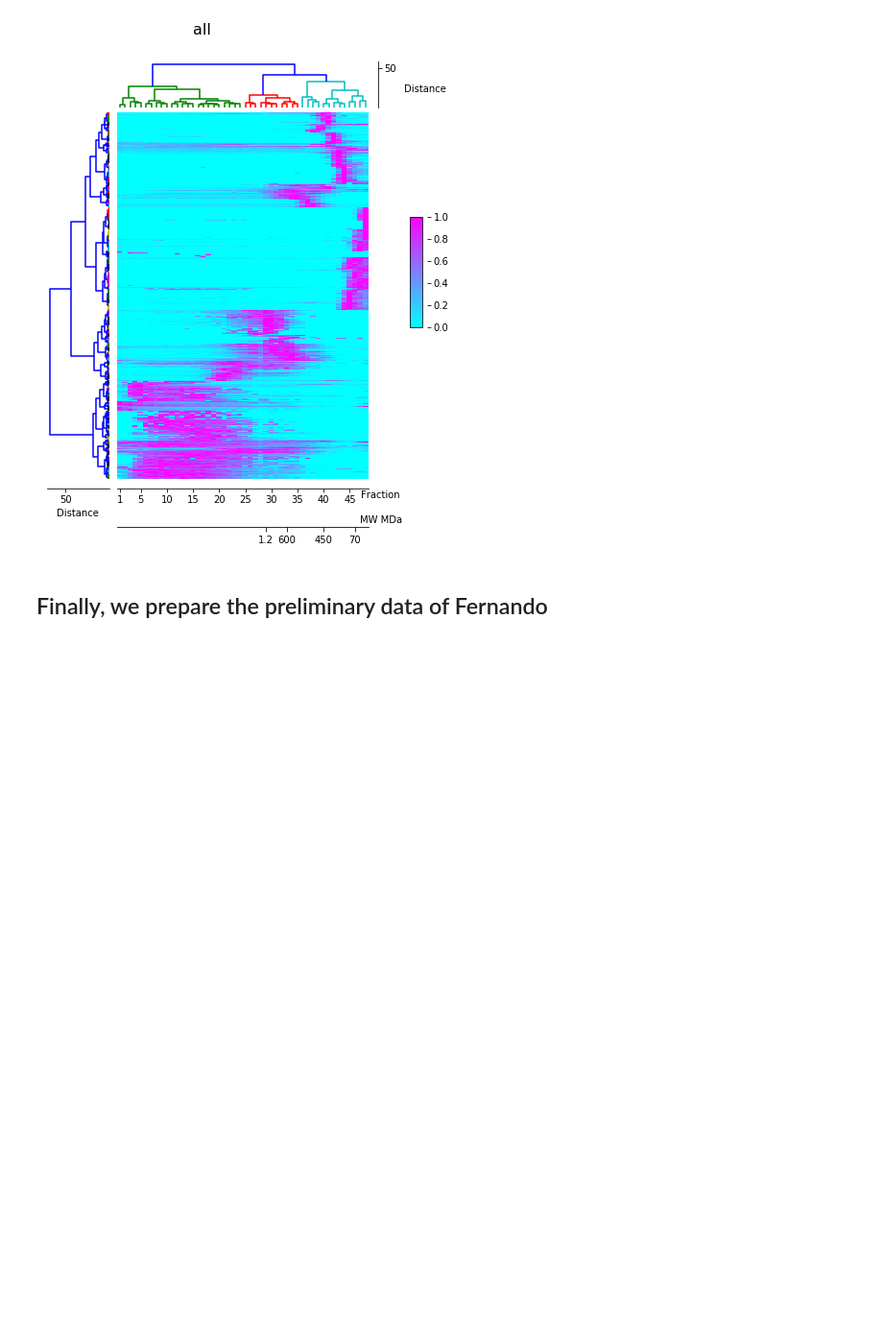
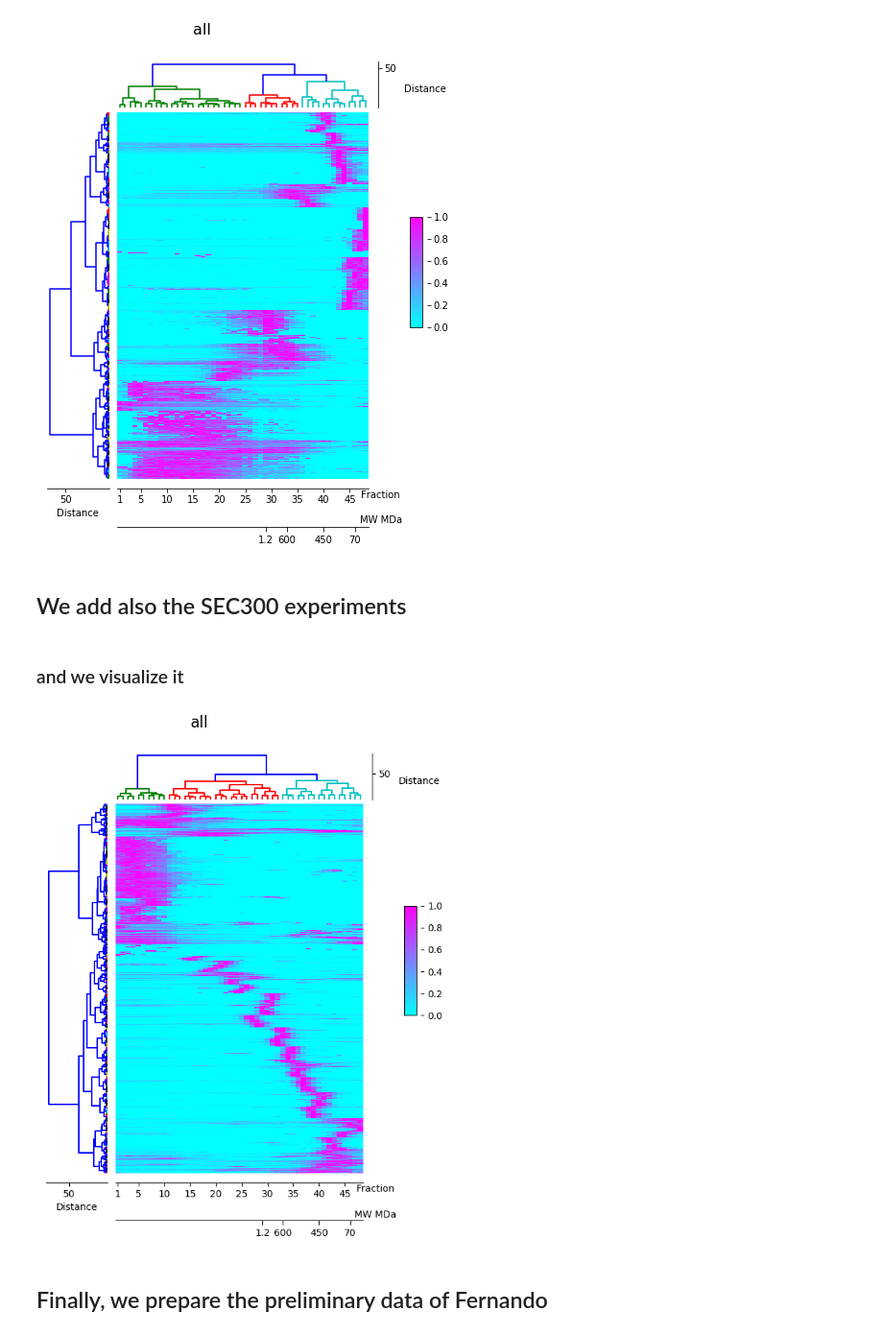
Before and after one commit to mtinti/crosslinking_dtssp, a Jupyter notebook: comparison_analysis.ipynb, the cells around one changed output. Shown at 96% size. Cells and saved outputs as stored; diff of their text form; code cells hidden in the pictures; blank space fills up the shorter version.

```diff
--- a/comparison_analysis.ipynb
+++ b/comparison_analysis.ipynb
@@ -155,3 +155,5 @@ df = plot_experiment(
      )
 # %% [output]
 [figure]
+# %% [markdown]
+## We  add also the SEC300 experiments
@@ -158,3 +166,34 @@ df = plot_experiment(
+# %% [markdown]
+### and we visualize it
+# %%
+#create the plot
+df = plot_experiment(
+     df_sec300.apply(norm_max, axis=1),
+     method='ward',
+     metric='euclidean',
+     cluster_columns = True,
+     order_row_and_columns= False,
+     color_map_id='cool',
+     figsize=(6, 8),
+     cut_distance_cols=40,
+     cut_distance_rows=2,
+     step_first_x = 5,
+     title='all',
+     fig_name = 'all.svg',
+     add_second_axis={'label':'MW MDa',
+                      'values': {
+                      29:'1.2',
+                      33:'600',
+                      40:'450',
+                      46:'70',
+                      }
+                      },
+    height_ratios=[1, 8],
+    hspace=0.02,
+    get_clusters=False
+     )
+# %% [output]
+[figure, added]
 # %% [markdown]
 ## Finally, we prepare the preliminary data of  Fernando
 # %%
```
Also changed, not shown: parts of 5 cells of this notebook.
